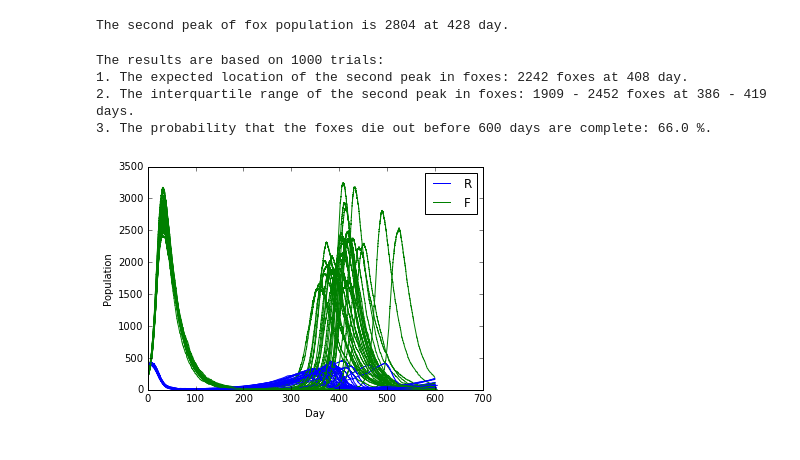
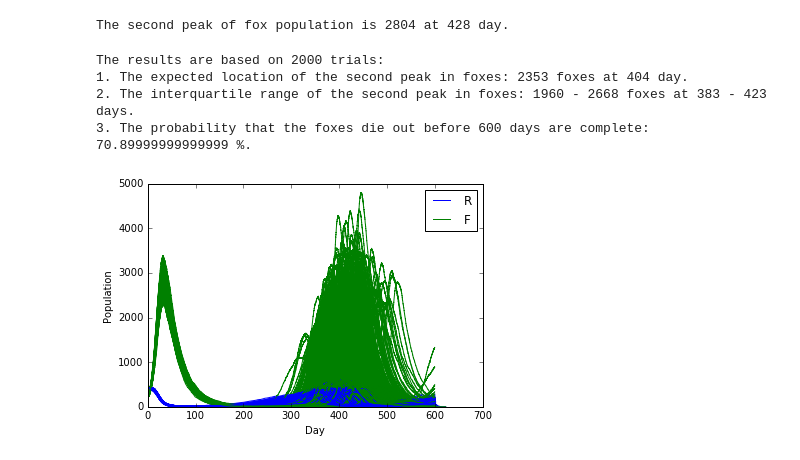
Before and after one commit to GregZaylor/rabbits-and-foxes-yujiazhang84, a Jupyter notebook: rabbits-and-foxes.ipynb, the cells around one changed output. Saved outputs shown, nothing was run; the diff lists cells and outputs as text; code cells hidden in the pictures.

Commit message:
Results based on 2000 trials, still with the warning...

```diff
--- a/rabbits-and-foxes.ipynb
+++ b/rabbits-and-foxes.ipynb
@@ -167,7 +167,7 @@ count_fox_dieout = 0
 fox_peaks = []
 corresponding_ts = []
 
-while j < 100:
+while j < 2000:
 
 # Create empty list and initiate
     rabbits = []
@@ -189,7 +189,7 @@ while j < 100:
         R_k2 = r_k1 + r_k2
         R_k3 = r_k1 + r_k2 + r_k3
         Q_k = r_k1 + r_k2 + r_k3 + r_k4
-        Q_k = np.round(r_k1 + r_k2 + r_k3 + r_k4,3)
+        Q_k = np.round(r_k1 + r_k2 + r_k3 + r_k4,10)
 
         u = np.random.uniform(0,1)
         uQ = u * Q_k
@@ -234,38 +234,38 @@ while j < 100:
         fox_peaks.append(peak_foxes)
         corresponding_ts.append(peak_t)
 
     j = j + 1
 
 # Result calculation
 # 1. Expected second peak
 ave_peak = int(round(np.average(fox_peaks)))
 ave_t = int(round(np.average(corresponding_ts)))
 
 # 2. Interquartile range
 IQR1_peak = int(np.round(np.percentile(fox_peaks, [25])))
 IQR3_peak = int(np.round(np.percentile(fox_peaks, [75])))
 IQR1_t = int(np.round(np.percentile(corresponding_ts, [25])))
 IQR3_t = int(np.round(np.percentile(corresponding_ts, [75])))
 
 # 3. Possibility
 possibility = count_fox_dieout / j *100
 
 # Output
 
-print("The results are based on 1000 trials:")
+print("The results are based on", j, "trials:")
 print("1. The expected location of the second peak in foxes:", ave_peak, "foxes at", ave_t, "day.")
 print("2. The interquartile range of the second peak in foxes:", IQR1_peak, "-", IQR3_peak, "foxes at",
       IQR1_t, "-", IQR3_t, "days.")
 print("3. The probability that the foxes die out before 600 days are complete:", possibility, "%.")
 plt.legend('RF')
 plt.xlabel('Day')
 plt.ylabel('Population')
 plt.show()
 # %% [output]
-The results are based on 1000 trials:
-1. The expected location of the second peak in foxes: 2242 foxes at 408 day.
-2. The interquartile range of the second peak in foxes: 1909 - 2452 foxes at 386 - 419 days.
-3. The probability that the foxes die out before 600 days are complete: 66.0 %.
+The results are based on 2000 trials:
+1. The expected location of the second peak in foxes: 2353 foxes at 404 day.
+2. The interquartile range of the second peak in foxes: 1960 - 2668 foxes at 383 - 423 days.
+3. The probability that the foxes die out before 600 days are complete: 70.89999999999999 %.
-[figure, old version]
+[figure, new version]
 # %%
 ### Still need to figure out the warning...
```
Also changed, not shown: parts of 1 cell of this notebook.
